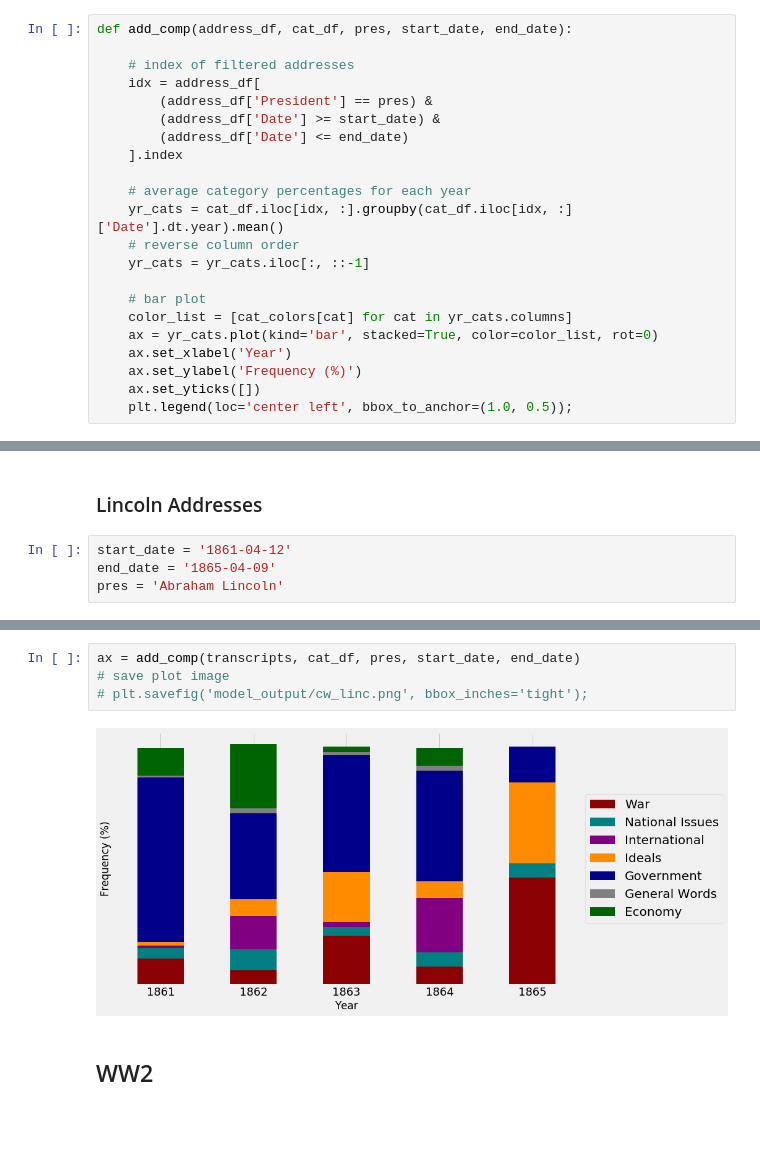
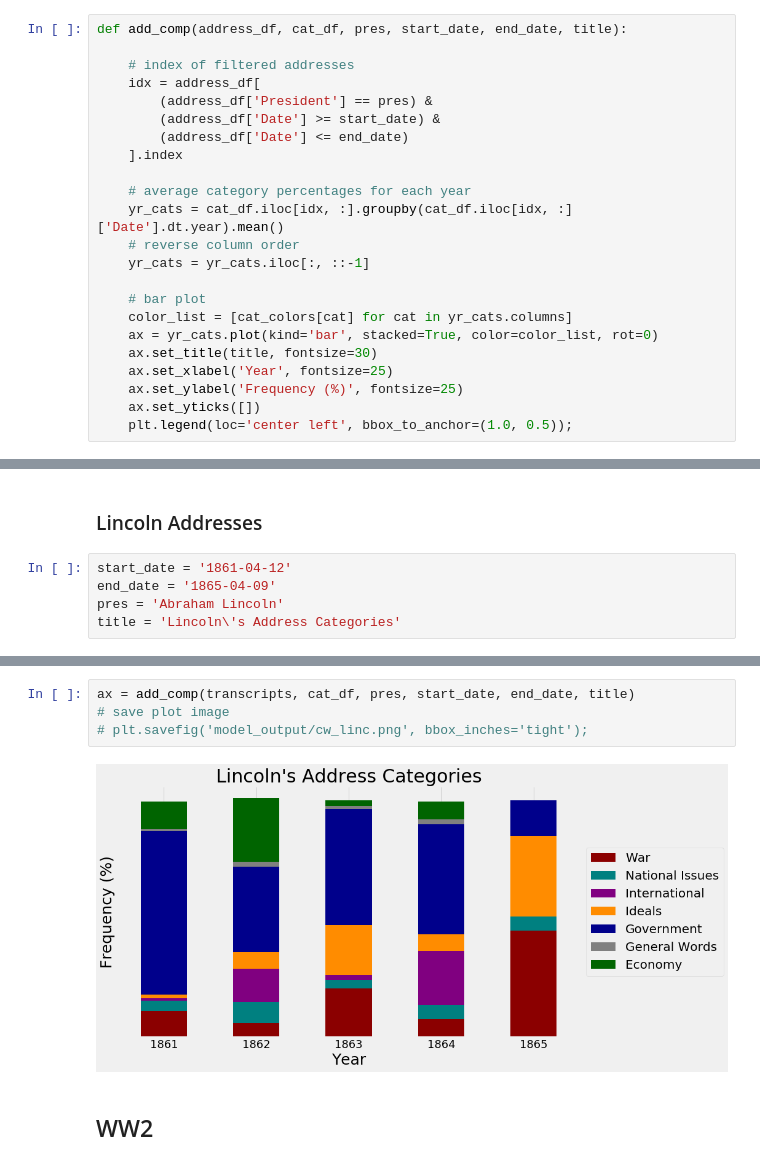
Before and after one commit to kevscon/Project-4, a Jupyter notebook: topic_modeling.ipynb, the cells around one changed output, grey strips where cells are left out. Cells and saved outputs as stored; diff of their text form; blank space fills up the shorter version.

Commit message:
plot updates

```diff
--- a/topic_modeling.ipynb
+++ b/topic_modeling.ipynb
@@ -402,7 +402,7 @@ def sort_top(address_df, topic_df, top_num, pres, start_date, end_date):
 ### Composite Topic Bar Plot Function
 Filter addresses by speaker and date range and return bar plot of composite topic categories by year
 # %%
-def add_comp(address_df, cat_df, pres, start_date, end_date):
+def add_comp(address_df, cat_df, pres, start_date, end_date, title):
 
     # index of filtered addresses
     idx = address_df[
@@ -419,7 +419,8 @@ def add_comp(address_df, cat_df, pres, start_date, end_date):
     # bar plot
     color_list = [cat_colors[cat] for cat in yr_cats.columns]
     ax = yr_cats.plot(kind='bar', stacked=True, color=color_list, rot=0)
-    ax.set_xlabel('Year')
-    ax.set_ylabel('Frequency (%)')
+    ax.set_title(title, fontsize=30)
+    ax.set_xlabel('Year', fontsize=25)
+    ax.set_ylabel('Frequency (%)', fontsize=25)
     ax.set_yticks([])
     plt.legend(loc='center left', bbox_to_anchor=(1.0, 0.5));
@@ -431,6 +456,7 @@ def add_comp(address_df, cat_df, pres, start_date, end_date):
 start_date = '1861-04-12'
 end_date = '1865-04-09'
 pres = 'Abraham Lincoln'
+title = 'Lincoln\'s Address Categories'
 # %%
 sort_top(transcripts, topic_df, 5, pres, start_date, end_date)
 # %% [output]
@@ -443,11 +469,11 @@ sort_top(transcripts, topic_df, 5, pres, start_date, end_date)
 | 1864 | International - Latin America | 23 | Government - Departments | 18 | Government - Law | 14 | Government - Organization | 9 | War - World War II | 6.5 |
 | 1865 | War - World War II | 36 | Ideals - Values | 27 | Government - Law | 12 | Ideals - Exemplar | 7 | National Issues - Sovereignty | 6 |
 # %%
-ax = add_comp(transcripts, cat_df, pres, start_date, end_date)
+ax = add_comp(transcripts, cat_df, pres, start_date, end_date, title)
 # save plot image
 # plt.savefig('model_output/cw_linc.png', bbox_inches='tight');
 # %% [output]
-[figure, old version]
+[figure, new version]
 # %% [markdown]
 ## WW2
 # %% [markdown]
```
Also changed, not shown: parts of 22 cells of this notebook.
